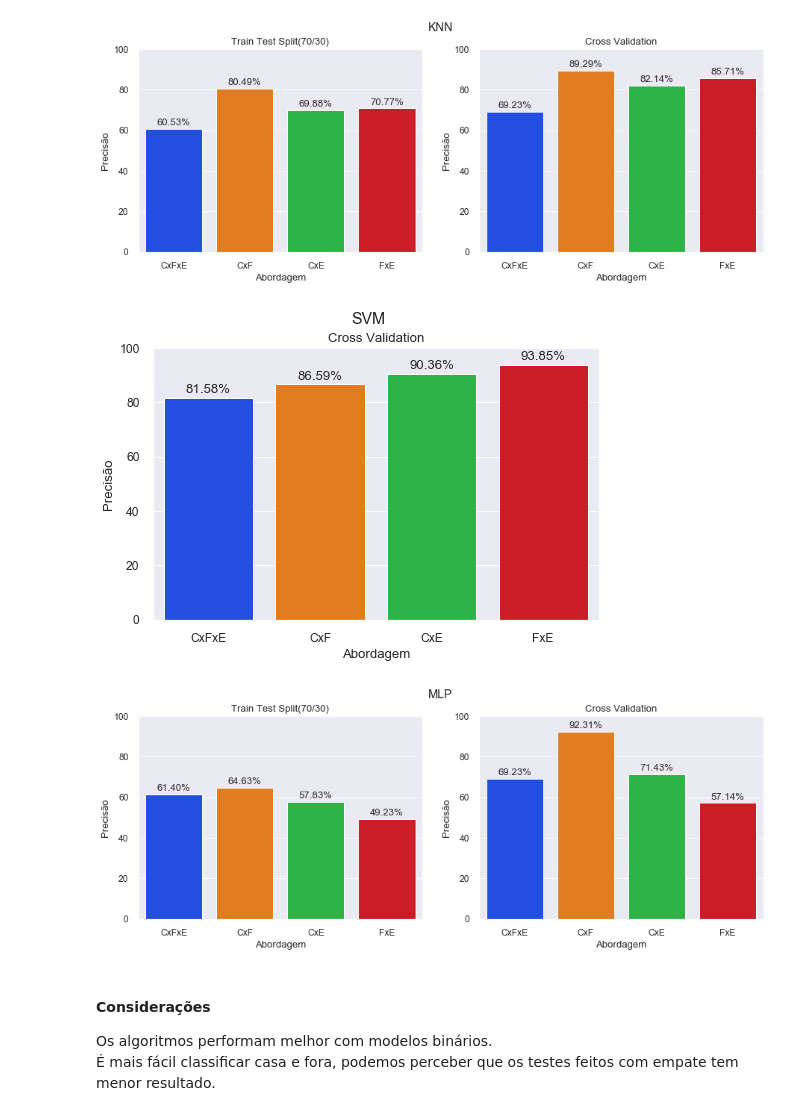
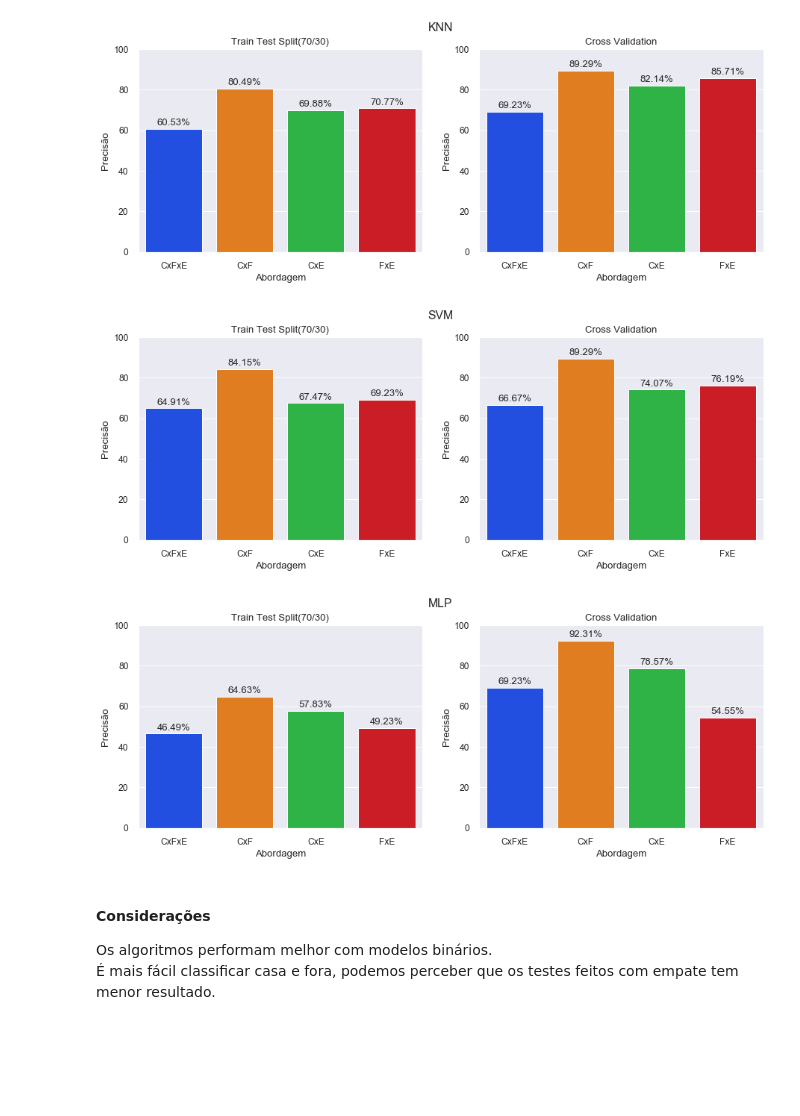
Before and after one commit to olesiogn/Football-prediction, a Jupyter notebook: Fut-SerieA.ipynb, the cells around one changed output. Cells and saved outputs as stored; diff of their text form; code cells hidden in the pictures; blank space fills up the shorter version.

```diff
--- a/Fut-SerieA.ipynb
+++ b/Fut-SerieA.ipynb
@@ -423,9 +423,10 @@ from sklearn.svm import SVC
 # %%
 param_grid = {'C':[0.1,1,10,100,1000],'gamma': [1,0.1,0.01,0.001,0.001], 'kernel':['rbf']}
 grid = GridSearchCV(SVC(),param_grid,refit=True,cv=10,iid=False)
-grid.fit(X, y)
+grid.fit(X_train, y_train)
 predict_svm = grid.predict(X_test)
 svm_all = grid.score(X_test, y_test) * 100
+cross_svm_all = max(cross_val_score(grid, X, y, cv=10)) * 100
 # %%
 print(confusion_matrix(y_test,predict_svm))
 print('\nScore SVM: %.2f' %svm_all + "%")
@@ -594,9 +603,10 @@ cross_knn_cxf = max(cross_val_score(knn, X, y, cv=10)) * 100
 # SVM
 param_grid = {'C':[0.1,1,10,100,1000],'gamma': [1,0.1,0.01,0.001,0.001], 'kernel':['rbf']}
 grid = GridSearchCV(SVC(),param_grid,refit=True,cv=10,iid=False)
-grid.fit(X, y)
+grid.fit(X_train, y_train)
 predict_svm = grid.predict(X_test)
 svm_cxf = grid.score(X_test, y_test) * 100
+cross_svm_cxf = max(cross_val_score(grid, X, y, cv=10)) * 100
 
 # MLP
 mlp_classifier = MLPClassifier(hidden_layer_sizes=(2,8), activation='logistic', solver='adam', max_iter=1000)
@@ -716,9 +729,10 @@ cross_knn_cxe = max(cross_val_score(knn, X, y, cv=10)) * 100
 # SVM
 param_grid = {'C':[0.1,1,10,100,1000],'gamma': [1,0.1,0.01,0.001,0.001], 'kernel':['rbf']}
 grid = GridSearchCV(SVC(),param_grid,refit=True,cv=10,iid=False)
-grid.fit(X, y)
+grid.fit(X_train, y_train)
 predict_svm = grid.predict(X_test)
 svm_cxe = grid.score(X_test, y_test) * 100
+cross_svm_cxe = max(cross_val_score(grid, X, y, cv=10)) * 100
 
 # MLP
 mlp_classifier = MLPClassifier(hidden_layer_sizes=(2,8), activation='logistic', solver='adam', max_iter=1000)
@@ -838,9 +855,10 @@ cross_knn_fxe = max(cross_val_score(knn, X, y, cv=10)) * 100
 # SVM
 param_grid = {'C':[0.1,1,10,100,1000],'gamma': [1,0.1,0.01,0.001,0.001], 'kernel':['rbf']}
 grid = GridSearchCV(SVC(),param_grid,refit=True,cv=10,iid=False)
-grid.fit(X, y)
+grid.fit(X_train, y_train)
 predict_svm = grid.predict(X_test)
 svm_fxe = grid.score(X_test, y_test) * 100
+cross_svm_fxe = max(cross_val_score(grid, X, y, cv=10)) * 100
 
 # MLP
 mlp_classifier = MLPClassifier(hidden_layer_sizes=(2,8), activation='logistic', solver='adam', max_iter=1000)
@@ -1074,20 +1099,30 @@ plt.savefig('img/knn_sa.png')
 [figure]
 # %%
 # SVM
-plt.figure(figsize=(8,5))
+plt.figure(figsize=(15,5))
 plt.suptitle('SVM')
 
+plt.subplot(1, 2, 1)
+plt.title("Train Test Split(70/30)")
+graph = sns.barplot(x=['CxFxE','CxF','CxE','FxE'], y=[svm_all,svm_cxf,svm_cxe,svm_fxe],palette='bright')
+for p in graph.patches:
+    graph.annotate(format(p.get_height(), '.2f') + "%", (p.get_x() + p.get_width() / 2., p.get_height()), ha = 'center', va = 'center', xytext = (0, 8), textcoords = 'offset points')
+plt.xlabel("Abordagem")
+plt.ylabel("Precisão")
+plt.ylim([0, 100])
+
+plt.subplot(1, 2, 2)
 plt.title("Cross Validation")
-graph2 = sns.barplot(x=['CxFxE','CxF','CxE','FxE'], y=[svm_all,svm_cxf,svm_cxe,svm_fxe],palette='bright')
+graph2 = sns.barplot(x=['CxFxE','CxF','CxE','FxE'], y=[cross_svm_all,cross_svm_cxf,cross_svm_cxe,cross_svm_fxe],palette='bright')
 for p in graph2.patches:
     graph2.annotate(format(p.get_height(), '.2f') + "%", (p.get_x() + p.get_width() / 2., p.get_height()), ha = 'center', va = 'center', xytext = (0, 8), textcoords = 'offset points')
 plt.xlabel("Abordagem")
 plt.ylabel("Precisão")
 plt.ylim([0, 100])
 
 plt.savefig('img/svm_sa.png')
 # %% [output]
-[figure, old version]
+[figure, new version]
 # %%
 # MLP
 plt.figure(figsize=(15,5))
@@ -1113,7 +1148,7 @@ plt.ylim([0, 100])
 
 plt.savefig('img/mlp_sa.png')
 # %% [output]
-[figure, old version]
+[figure, new version]
 # %% [markdown]
 #### Considerações
 
```
Also changed, not shown: parts of 21 cells of this notebook, 14 other files.
